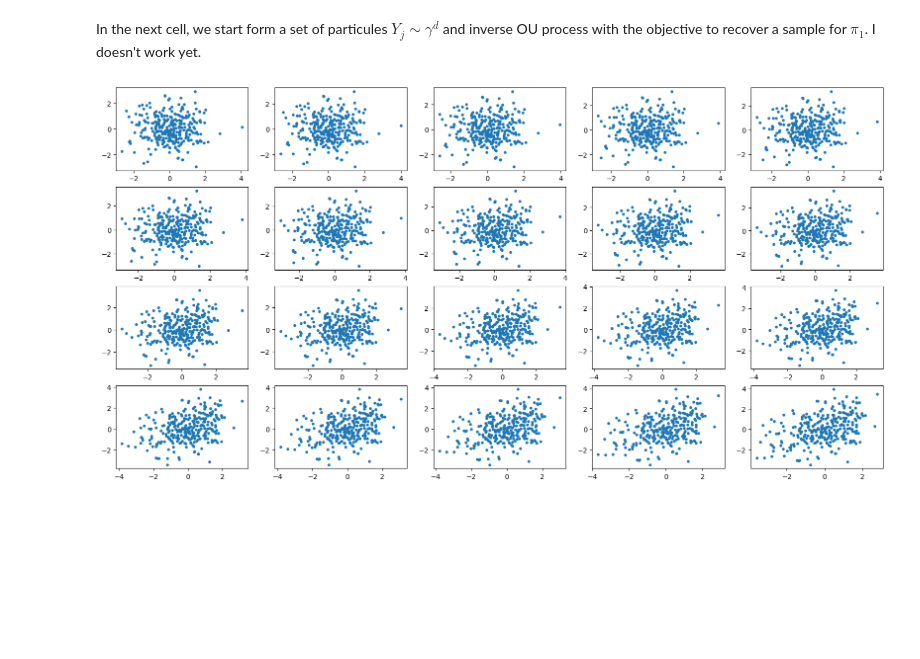
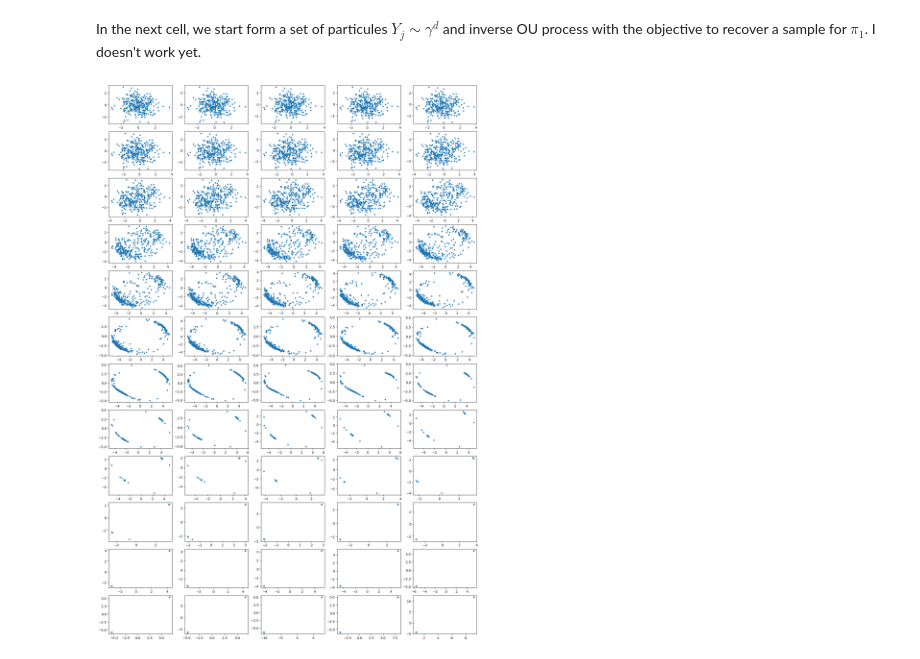
Before and after one commit to clementinechazal/kernel-path, a Jupyter notebook: ou_stein_path.ipynb, the cells around one changed output. Cells and saved outputs as stored; diff of their text form; code cells hidden in the pictures; blank space fills up the shorter version.

```diff
--- a/ou_stein_path.ipynb
+++ b/ou_stein_path.ipynb
@@ -42,11 +43,11 @@ import functions as fc
 import importlib
 importlib.reload(fc)
 
-V = []
-N_iter = 100
+
+N_iter = 300
 t1 = 0.1
 tau = 0.02
-lambd = 1e-4
+lambd = 1e-3
 X = X1
 Z = X1
 Y = X1
@@ -55,6 +56,10 @@ L2 = []
 fig, axs = plt.subplots(nrows=2*N_iter//50, ncols=5, figsize=(20, N_iter//10))
 norm_V_H = []
 norm_V_2 = []
+Phi = []
+ZZ = []
+T = []
+
 
 xlim = (-4, 4)
 ylim = (-4, 4)
@@ -68,12 +73,12 @@ for l in range(N_iter):
         ax = axs[ll//5, ll%5]
         #ax.scatter(Y[:, 0], Y[:, 1],color = "lightblue",s=10)
         ax.scatter(Z[:, 0], Z[:, 1],color = "blue", label = "OU dynamics",s=10)
-        ax.scatter(X[mask][:, 0], X[mask][:, 1],color = "red", label = r"$X_{t+\tau} = X_{t} + \tau v_t(X_{t})$",s=10)
-        ax.scatter(X[mask_inv][:, 0], X[mask_inv][:, 1],color = "red", label = r"$X_{t+\tau} = X_{t} + \tau v_t(X_{t})$",s=10)
+        ax.scatter(X[:, 0], X[:, 1],color = "red", label = r"$X_{t+\tau} = X_{t} + \tau v_t(X_{t})$",s=10)
+        #ax.scatter(X[mask_inv][:, 0], X[mask_inv][:, 1],color = "red", label = r"$X_{t+\tau} = X_{t} + \tau v_t(X_{t})$",s=10)
         ax.set_title(f'l={l}')
         ax.set_aspect('equal')
-        # ax.set_xlim(xlim)
-        # ax.set_ylim(ylim)
+        ax.set_xlim(xlim)
+        ax.set_ylim(ylim)
     #     ax.legend()
 
     # if l == 50:
@@ -99,10 +104,13 @@ for l in range(N_iter):
     Z = np.exp(-t) * X1 + sigma_t * eps #Ornstein-Uhlenbeck dynamics
     Xi = fc.Xi(Z, eps, k, dk, ddk, t)
     phi = np.linalg.inv(1/n * Xi + lambd * np.identity(n)) @ psi
+    Phi.append(phi)
+    T.append(t)
+    ZZ.append(Z)
     score = -1 * eps / sigma_t
-    M = lambda x : k(x,Z)[:,:,None] * score[None,:,:] + np.transpose(dk(Z,x), (1,0,2))
-    v =  lambda x : 1/n * np.sum(phi[None, :, None] * M(x), axis=1)
-    V.append(v)
+    M.append(lambda x : k(x,Z)[:,:,None] * score[None,:,:] + np.transpose(dk(Z,x), (1,0,2)))
+    v =  lambda x : 1/n * np.sum(phi[None, :, None] * M[l](x), axis=1)
+
     norm_V_H.append(np.sqrt(1/n**2 * phi.T @ Xi @ phi))
     norm_V_2.append(np.linalg.norm(v(X)[0]))
     print(np.sqrt(1/n**2 * phi.T @ Xi @ phi))
@@ -139,3 +147,8 @@ iter0
+# %%
+def V(phi,Z,t,Y):
+    M = k(Y,Z)[:,:,None] * score[None,:,:] + np.transpose(dk(Z,Y), (1,0,2))
+    v = 1/n * np.sum(phi[None, :, None] * M, axis=1)
+    return v
 # %%
 plt.plot(norm_V_H)
 plt.figure()
@@ -155,19 +173,25 @@ In the next cell, we start form a set of particules $Y_j \sim \gamma^d$ and inve
 # %%
 m = 300
-Y = scs.multivariate_normal.rvs(np.zeros(d),np.identity(d),m)
+Y =  scs.multivariate_normal.rvs(np.zeros(d),np.identity(d),m)
 
 fig, axs = plt.subplots(nrows=2*N_iter//50, ncols=5, figsize=(20, N_iter//10))
 
 for i in range(N_iter):
-    Y = Y - tau * V[N_iter-1-i](Y)
-    #print(np.linalg.norm(V[N_iter-1-i](Y),axis = 1))
+    # for k in range(m):
+    #     print(Y[k])
+    #     print(V[N_iter-1-i](np.array([Y[k]])))
+    #     Y[k] = Y[k] - tau * V[N_iter-1-i](np.array([Y[k]]))[0]
+
+    Y = Y - tau * V(Phi[N_iter-1-i], ZZ[N_iter-1-i], T[N_iter-1-i], Y)
+    #print(np.linalg.norm(V[N_iter-1-i](Y)[0]))
     if i % 5 == 0:
         j = i//5
         ax = axs[j//5, j%5]
         ax.scatter(Y[:,0], Y[:,1], s=10)
+    #print(Y[0])
 
 
 #plt.scatter(Y[:,0], Y[:,1])
 #plt.show()
 # %% [output]
-[figure, old version]
+[figure, new version]
```
Also changed, not shown: parts of 7 cells of this notebook, 1 other file.
